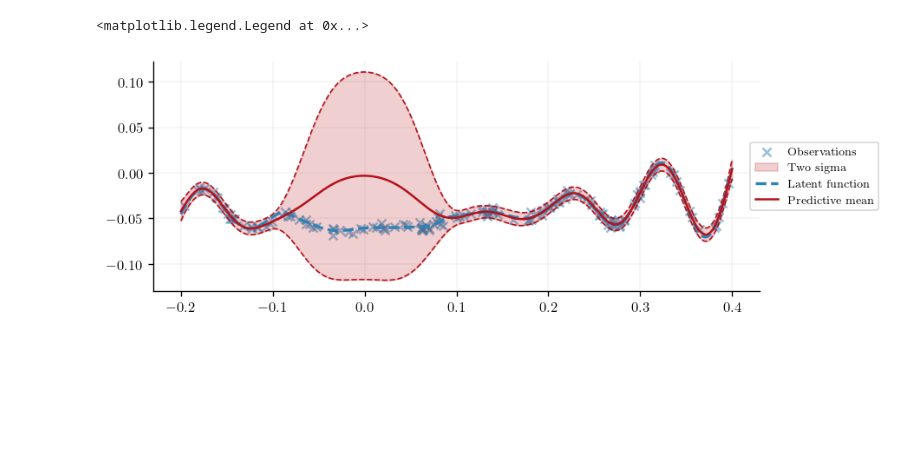
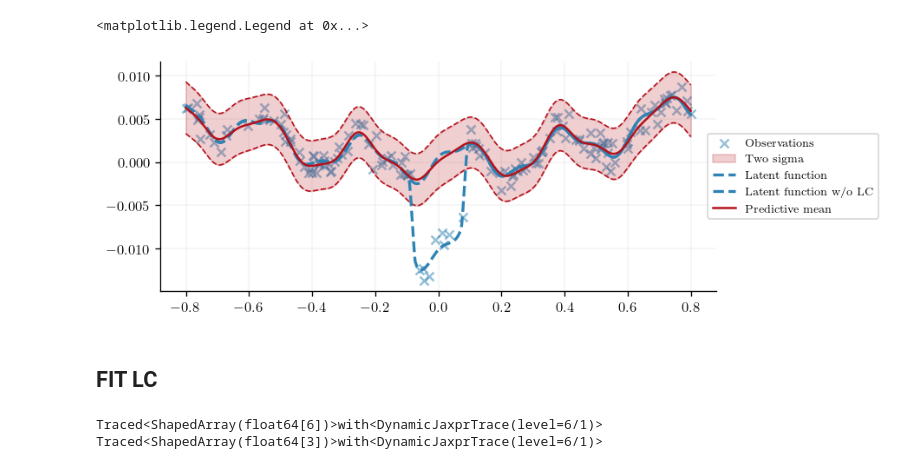
Before and after one commit to ChrisBoettner/gaussian-process, a Jupyter notebook: 002_batman.ipynb, the cells around one changed output. Drawn from its saved outputs; the diff is of its cells as text; code cells hidden in the pictures; blank space fills up the shorter version.

```diff
--- a/002_batman.ipynb
+++ b/002_batman.ipynb
@@ -71,7 +65,7 @@ def calculate_lightcurve(t, params):
     lc = LimbDarkLightCurve(params["u"]).light_curve(orbit, t=t)
     return lc
 # %%
-t = np.linspace(-0.2, 0.4, 1000)
+t = jnp.linspace(-0.8, 0.8, 1000)
 
 true_params = {
     "period": 15,  # period in days
@@ -84,6 +78,5 @@ true_params = {
 
 true_lightcurve = calculate_lightcurve(
     t=t,
-    # params=[0, 0.1, 15, 0.1, 0.3],
     params=true_params,
 )
@@ -106,0 +83,17 @@ plt.scatter(t_train, lc_train)
+# %%
+# create noisy lightcurve
+num_points = 150
+rng_key, idx_key, noise_key = jax.random.split(rng_key, 3)
+noise_std = 0.001
+
+test_ind = jnp.sort(jax.random.choice(idx_key, len(t), (num_points,), replace=False))
+t_train = t[test_ind]
+lc_latent = true_lightcurve + 0.002 * (
+    5 * t**2 + jnp.sin(20 * t) + 0.3 * jnp.cos(50 * t)
+)
+lc_latent_wo_lc = lc_latent - true_lightcurve
+lc_train = lc_latent[test_ind] + noise_std * jax.random.normal(noise_key, (num_points,))
+
+mask = jnp.array(~np.ma.masked_where((-0.1 < t_train) & (t_train < 0.1), t_train).mask)
+
+plt.scatter(t_train, lc_train)
@@ -110,20 +108,20 @@ kernel_library = [
     RBF(),
     OrnsteinUhlenbeck(),
     Periodic(),
-    # PoweredExponential(power=jnp.array(0.5)),
-]  # default powered exponential has infinite parameter for some reason
+    # PoweredExponential(power=jnp.array(0.5)), # default powered exponential has infinite parameter for some reason
+]
 # %%
 tree = KernelSearch(
     kernel_library,
     X=jnp.array(t_train[mask]),
     y=jnp.array(lc_train[mask]),
-    obs_stddev=0.003,
+    obs_stddev=noise_std,
     verbosity=1,
 )
 
 model = tree.search(
-    depth=1,  # 7
-    n_leafs=1,  # 3
+    depth=7,
+    n_leafs=4,
     patience=1,
 )
 # %% [output]
@@ -144,4 +143,10 @@ predictive_std = predictive_dist.stddev()
 # %%
+latent_dist = model(t.reshape(-1, 1), train_data=tree.data)
+predictive_dist = model.likelihood(latent_dist)
+
+predictive_mean = predictive_dist.mean()
+predictive_std = predictive_dist.stddev()
+
 fig, ax = plt.subplots(figsize=(7.5, 2.5))
 ax.scatter(t_train, lc_train, label="Observations", color=cols[0], alpha=0.5)
 ax.fill_between(
@@ -151,31 +156,41 @@ ax.fill_between(
     alpha=0.2,
     label="Two sigma",
     color=cols[1],
 )
 ax.plot(
     t,
     predictive_mean - 2 * predictive_std,
     linestyle="--",
     linewidth=1,
     color=cols[1],
 )
 ax.plot(
     t,
     predictive_mean + 2 * predictive_std,
     linestyle="--",
     linewidth=1,
     color=cols[1],
 )
 ax.plot(
     t,
     lc_latent,
     label="Latent function",
     color=cols[0],
     linestyle="--",
     linewidth=2,
 )
+ax.plot(
+    t,
+    lc_latent_wo_lc,
+    label="Latent function w/o LC",
+    color=cols[0],
+    linestyle="--",
+    linewidth=2,
+)
 ax.plot(t, predictive_mean, label="Predictive mean", color=cols[1])
 ax.legend(loc="center left", bbox_to_anchor=(0.975, 0.5))
 # %% [output]
 <matplotlib.legend.Legend at 0x...>
-[figure, old version]
+[figure, new version]
+# %% [markdown]
+## FIT LC
@@ -181,0 +267,9 @@ ax.legend(loc="center left", bbox_to_anchor=(0.975, 0.5))
+# %%
+neg_log_probability = jit(lambda params: -log_probability(params))
+
+from jaxopt import ScipyBoundedMinimize
+
+lbfgsb = ScipyBoundedMinimize(fun=neg_log_probability, method="l-bfgs-b")
+lbfgsb_sol = lbfgsb.run(initial_params, bounds=(lower_param_bounds, upper_param_bounds))
+# %% [output]
+Traced<ShapedArray(float64[6])>with<DynamicJaxprTrace(level=6/1)> Traced<ShapedArray(float64[3])>with<DynamicJaxprTrace(level=6/1)>
```
Also changed, not shown: parts of 27 cells of this notebook, 2 other files.
